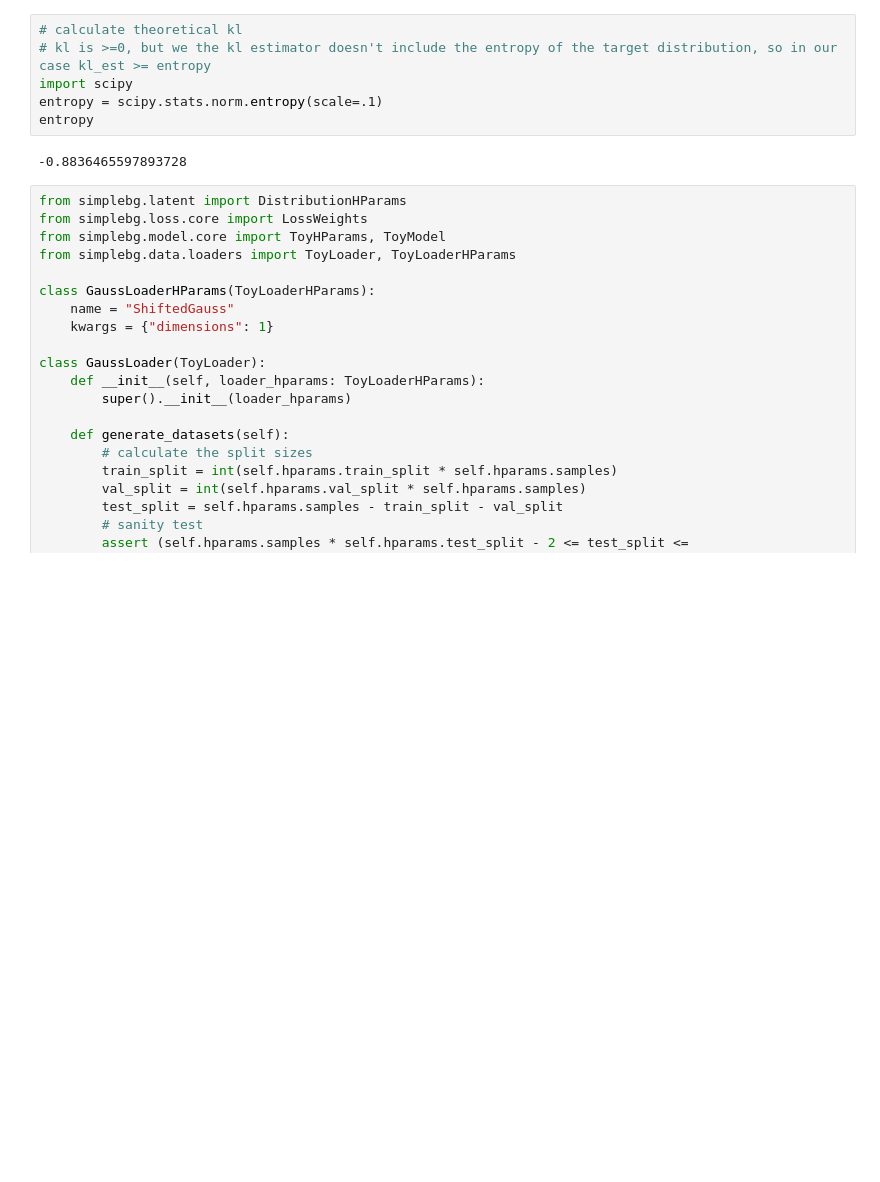
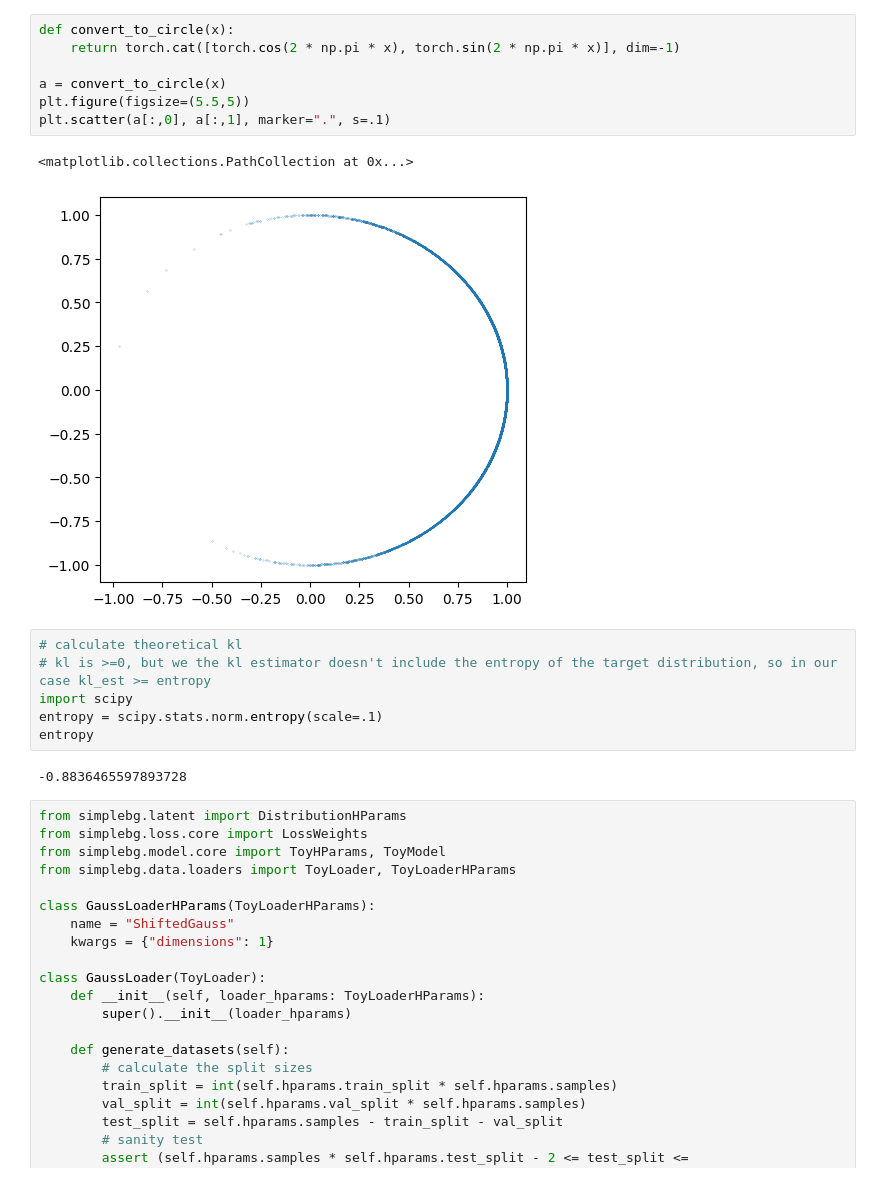
Before and after one commit to thelostscout/simplebg, a Jupyter notebook: notebooks/continuous_bondary_conditions.ipynb, the cells around one changed output. Cells and saved outputs as stored; diff of their text form; blank space fills up the shorter version.

```diff
--- a/notebooks/continuous_bondary_conditions.ipynb
+++ b/notebooks/continuous_bondary_conditions.ipynb
@@ -25,3 +26,13 @@ bin_edges = plt.hist(x.detach().numpy(), bins=40)
+# %%
+def convert_to_circle(x):
+    return torch.cat([torch.cos(2 * np.pi * x), torch.sin(2 * np.pi * x)], dim=-1)
+
+a = convert_to_circle(x)
+plt.figure(figsize=(5.5,5))
+plt.scatter(a[:,0], a[:,1], marker=".", s=.1)
+# %% [output]
+<matplotlib.collections.PathCollection at 0x...>
+[figure, added]
 # %%
 # calculate theoretical kl
 # kl is >=0, but we the kl estimator doesn't include the entropy of the target distribution, so in our case kl_est >= entropy
```
Also changed, not shown: parts of 4 cells of this notebook, 11 other files.
